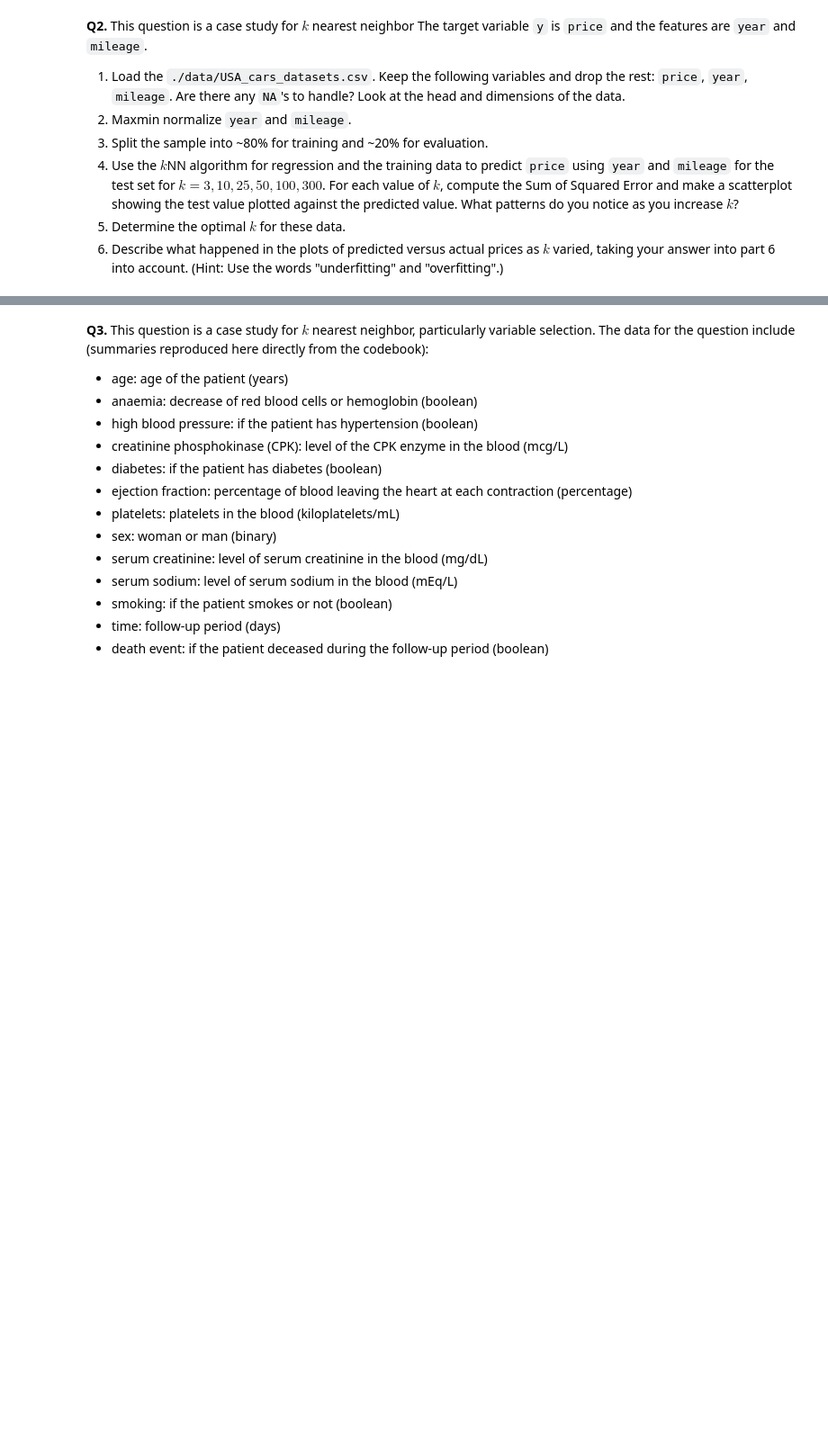
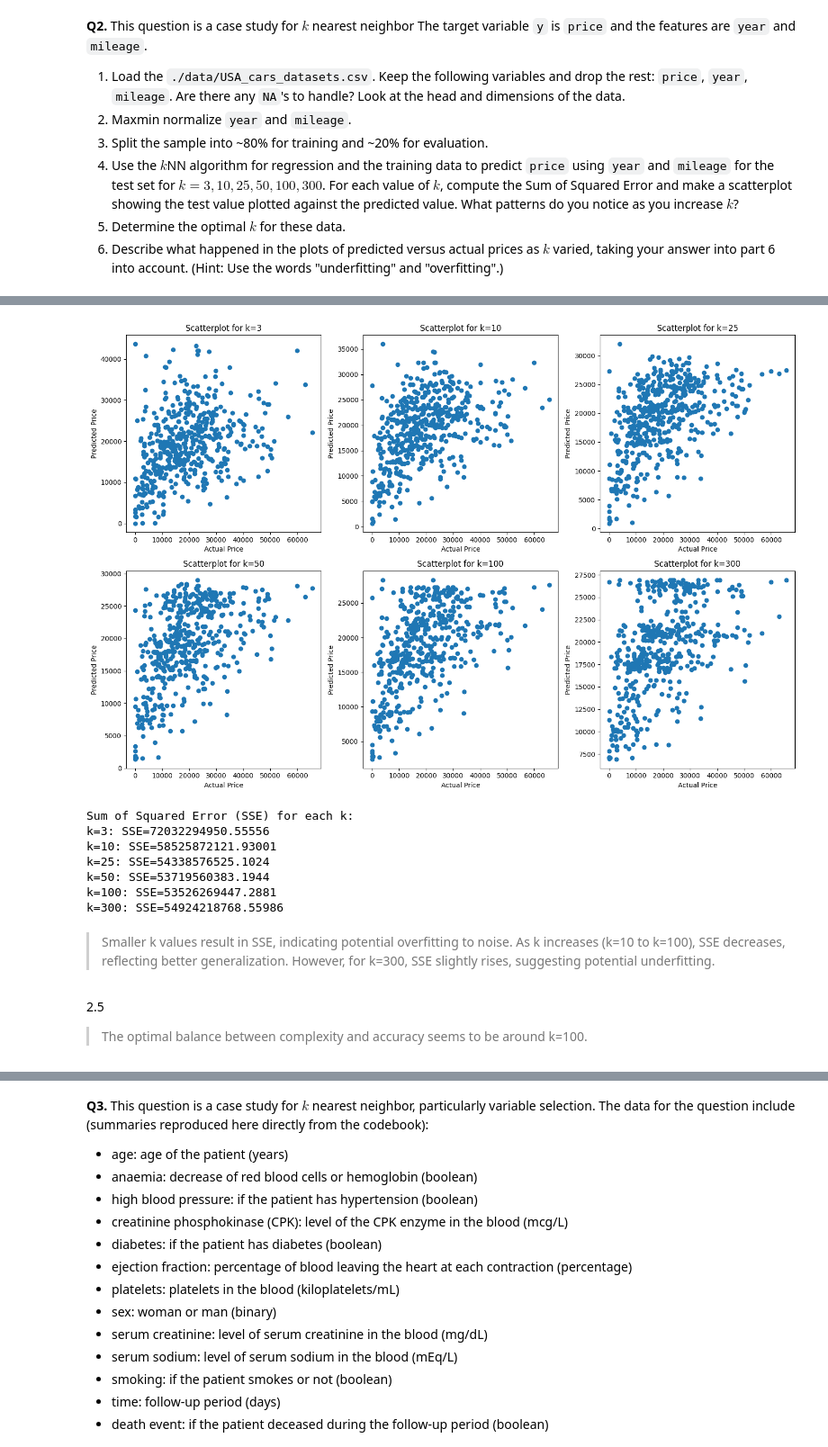
Before and after one commit to zoevw/assignment3, a Jupyter notebook: assignment_knn_and_kmc.ipynb, the cells around one changed output, grey strips where cells are left out. Shown: that part at 90% size. Saved outputs shown, nothing was run; the diff lists cells and outputs as text; code cells hidden in the pictures; blank space fills up the shorter version.

```diff
--- a/assignment_knn_and_kmc.ipynb
+++ b/assignment_knn_and_kmc.ipynb
@@ -170,0 +208,8 @@ pd.crosstab(y_M,y_hat_M)
+# %%
+#2.2
+def maxmin(x):
+  x = (x-min(x))/(max(x)-min(x))
+  return x
+df['year']=maxmin(df['year'])
+df['mileage']=maxmin(df['mileage'])
+df.describe()
@@ -170,0 +226,58 @@ pd.crosstab(y_M,y_hat_M)
+# %%
+#2.3
+from sklearn.model_selection import train_test_split
+X=df[['year','mileage']]
+y=df['price']
+X_train, X_test, y_train, y_test = train_test_split(X, y, test_size=0.2, random_state=1)
+# %%
+#2.4
+import numpy as np
+import matplotlib.pyplot as plt
+from sklearn.neighbors import KNeighborsRegressor
+from sklearn.metrics import mean_squared_error
+
+k_values = [3, 10, 25, 50, 100, 300]
+sse_per_k = {}
+
+plt.figure(figsize=(15, 10))
+
+for k in k_values:
+    knn_reg = KNeighborsRegressor(n_neighbors=k)
+    knn_reg.fit(X_train, y_train)
+
+    y_pred = knn_reg.predict(X_test)
+
+    # Compute the Sum of Squared Error (SSE)
+    sse = mean_squared_error(y_test, y_pred) * len(y_test)
+    sse_per_k[k] = sse
+
+    # Scatterplot for predicted vs. actual price
+    plt.subplot(2, 3, k_values.index(k) + 1)
+    plt.scatter(y_test, y_pred)
+    plt.xlabel('Actual Price')
+    plt.ylabel('Predicted Price')
+    plt.title(f'Scatterplot for k={k}')
+
+plt.tight_layout()
+plt.show()
+
+print("Sum of Squared Error (SSE) for each k:")
+for k, sse in sse_per_k.items():
+    print(f"k={k}: SSE={sse}")
+# %% [output]
+[figure, added]
+Sum of Squared Error (SSE) for each k:
+k=3: SSE=72032294950.55556
+k=10: SSE=58525872121.93001
+k=25: SSE=54338576525.1024
+k=50: SSE=53719560383.1944
+k=100: SSE=53526269447.2881
+k=300: SSE=54924218768.55986
+# %% [markdown]
+
+
+>  Smaller k values result in SSE, indicating potential overfitting to noise. As k increases (k=10 to k=100), SSE decreases, reflecting better generalization. However, for k=300, SSE slightly rises, suggesting potential underfitting.
+# %% [markdown]
+2.5
+
+>  The optimal balance between complexity and accuracy seems to be around k=100.
```
Also changed, not shown: parts of 22 cells of this notebook.
